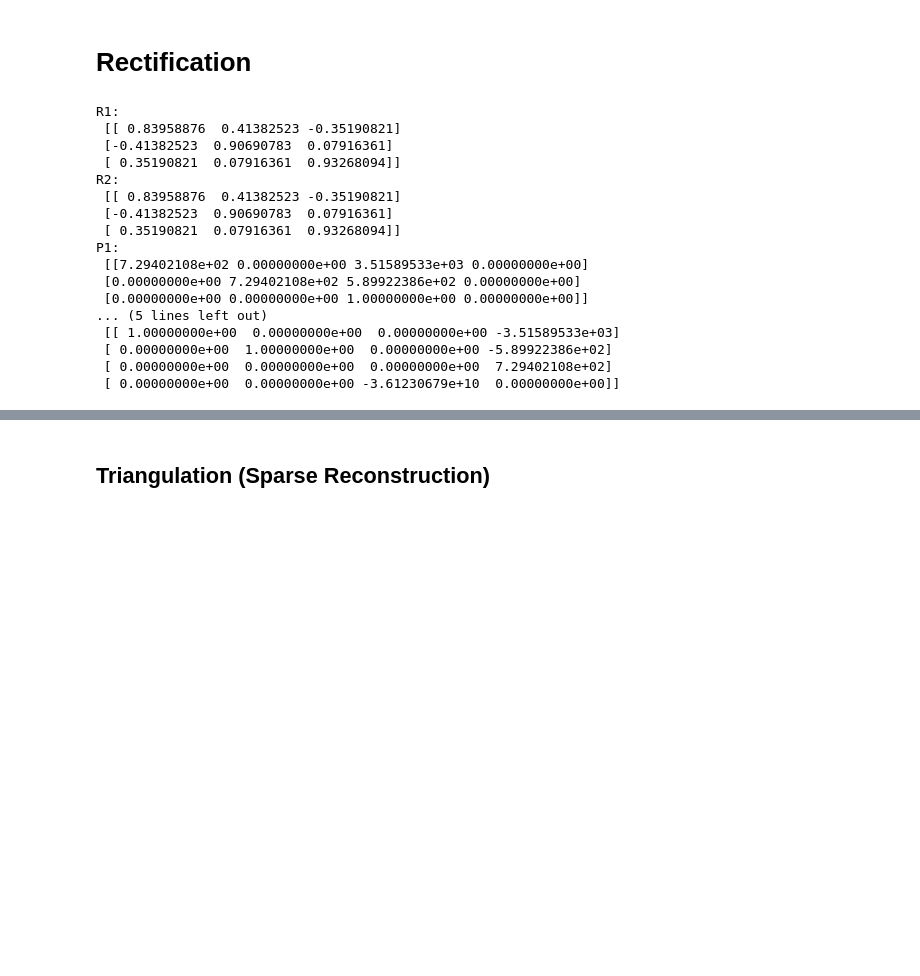
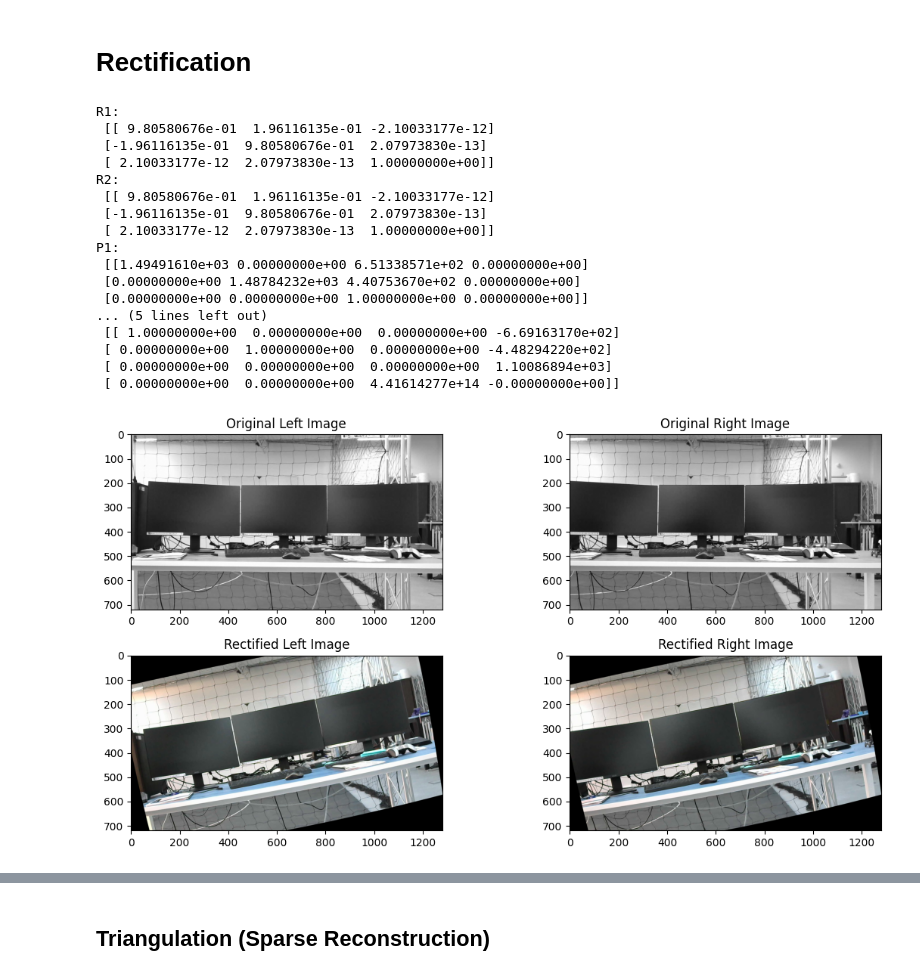
Before and after one commit to rafayaamirgull/stereo_reconstruction_cv, a Jupyter notebook: main.ipynb, the cells around one changed output, grey strips where cells are left out. Cells and saved outputs as stored; diff of their text form; code cells hidden in the pictures; blank space fills up the shorter version.

```diff
--- a/main.ipynb
+++ b/main.ipynb
@@ -227,8 +235,12 @@ def stereo_rectify(K0, K1, R, T, image_size):
     return R1, R2, P1, P2, Q
 # %%
 # Perform stereo rectification
-R1, R2, P1, P2, Q = stereo_rectify(K0, K1, R, T, image_size)
-
+R1, R2, P1, P2, Q = stereo_rectify(K0, dist_coeffs0, K1, dist_coeffs1, R, T, image_size)
+# Compute the projection matrices for the two cameras
+P1 = K0 @ np.hstack(
+    (np.eye(3), np.zeros((3, 1)))
+)  # Projection matrix for the first camera
+P2 = K0 @ np.hstack((R, T))  # Projection matrix for the second camera
 # Print results for verification
 print("R1:\n", R1)
 print("R2:\n", R2)
@@ -237,38 +249,63 @@ print("P2:\n", P2)
 print("Q:\n", Q)
 # %% [output]
 R1:
- [[ 0.83958876  0.41382523 -0.35190821]
- [-0.41382523  0.90690783  0.07916361]
- [ 0.35190821  0.07916361  0.93268094]]
+ [[ 9.80580676e-01  1.96116135e-01 -2.10033177e-12]
+ [-1.96116135e-01  9.80580676e-01  2.07973830e-13]
+ [ 2.10033177e-12  2.07973830e-13  1.00000000e+00]]
 R2:
- [[ 0.83958876  0.41382523 -0.35190821]
- [-0.41382523  0.90690783  0.07916361]
- [ 0.35190821  0.07916361  0.93268094]]
+ [[ 9.80580676e-01  1.96116135e-01 -2.10033177e-12]
+ [-1.96116135e-01  9.80580676e-01  2.07973830e-13]
+ [ 2.10033177e-12  2.07973830e-13  1.00000000e+00]]
 P1:
- [[7.29402108e+02 0.00000000e+00 3.51589533e+03 0.00000000e+00]
- [0.00000000e+00 7.29402108e+02 5.89922386e+02 0.00000000e+00]
+ [[1.49491610e+03 0.00000000e+00 6.51338571e+02 0.00000000e+00]
+ [0.00000000e+00 1.48784232e+03 4.40753670e+02 0.00000000e+00]
  [0.00000000e+00 0.00000000e+00 1.00000000e+00 0.00000000e+00]]
 ... (5 lines left out)
- [[ 1.00000000e+00  0.00000000e+00  0.00000000e+00 -3.51589533e+03]
- [ 0.00000000e+00  1.00000000e+00  0.00000000e+00 -5.89922386e+02]
- [ 0.00000000e+00  0.00000000e+00  0.00000000e+00  7.29402108e+02]
- [ 0.00000000e+00  0.00000000e+00 -3.61230679e+10  0.00000000e+00]]
+ [[ 1.00000000e+00  0.00000000e+00  0.00000000e+00 -6.69163170e+02]
+ [ 0.00000000e+00  1.00000000e+00  0.00000000e+00 -4.48294220e+02]
+ [ 0.00000000e+00  0.00000000e+00  0.00000000e+00  1.10086894e+03]
+ [ 0.00000000e+00  0.00000000e+00  4.41614277e+14 -0.00000000e+00]]
 # %%
 # Example usage (replace with your actual paths)
 left_image = os.path.join(dataset_name, "img1.jpg")
 right_image = os.path.join(dataset_name, "img2.jpg")
 
 # Read Images
 imgL = cv2.imread(left_image, cv2.IMREAD_GRAYSCALE)
 imgR = cv2.imread(right_image, cv2.IMREAD_GRAYSCALE)
 imgL_color = cv2.imread(left_image)  # For color visualization
 imgR_color = cv2.imread(right_image)  # For color visualization
 
 # Rectify Images
-mapL1, mapL2 = cv2.initUndistortRectifyMap(K0, None, R1, P1, image_size, cv2.CV_32F)
-mapR1, mapR2 = cv2.initUndistortRectifyMap(K1, None, R2, P2, image_size, cv2.CV_32F)
+mapL1, mapL2 = cv2.initUndistortRectifyMap(K0, dist_coeffs0, R1, P1, image_size, cv2.CV_16SC2)
+mapR1, mapR2 = cv2.initUndistortRectifyMap(K1, dist_coeffs1, R2, P2, image_size, cv2.CV_16SC2)
 
-imgL_rect = cv2.remap(imgL, mapL1, mapL2, interpolation=cv2.INTER_LINEAR)
-imgR_rect = cv2.remap(imgR, mapR1, mapR2, interpolation=cv2.INTER_LINEAR)
-imgL_rect_color = cv2.remap(imgL_color, mapL1, mapL2, interpolation=cv2.INTER_LINEAR)
+imgL_rect = cv2.remap(imgL_color, mapL1, mapL2, interpolation=cv2.INTER_LANCZOS4)
+imgR_rect = cv2.remap(imgR_color, mapR1, mapR2, interpolation=cv2.INTER_LANCZOS4)
+imgL_rect_color = cv2.remap(imgL_color, mapL1, mapL2, interpolation=cv2.INTER_LANCZOS4)
+
+
+# Display the results
+plt.figure(figsize=(12, 6))
+
+plt.subplot(2, 2, 1)
+plt.title("Original Left Image")
+plt.imshow(imgL, cmap="gray")
+
+plt.subplot(2, 2, 2)
+plt.title("Original Right Image")
+plt.imshow(imgR, cmap="gray")
+
+plt.subplot(2, 2, 3)
+plt.title("Rectified Left Image")
+plt.imshow(imgL_rect, cmap="gray")
+
+plt.subplot(2, 2, 4)
+plt.title("Rectified Right Image")
+plt.imshow(imgR_rect, cmap="gray")
+
+plt.tight_layout()
+plt.show()
+# %% [output]
+[figure, added]
 # %%
```
Also changed, not shown: parts of 31 cells of this notebook.
